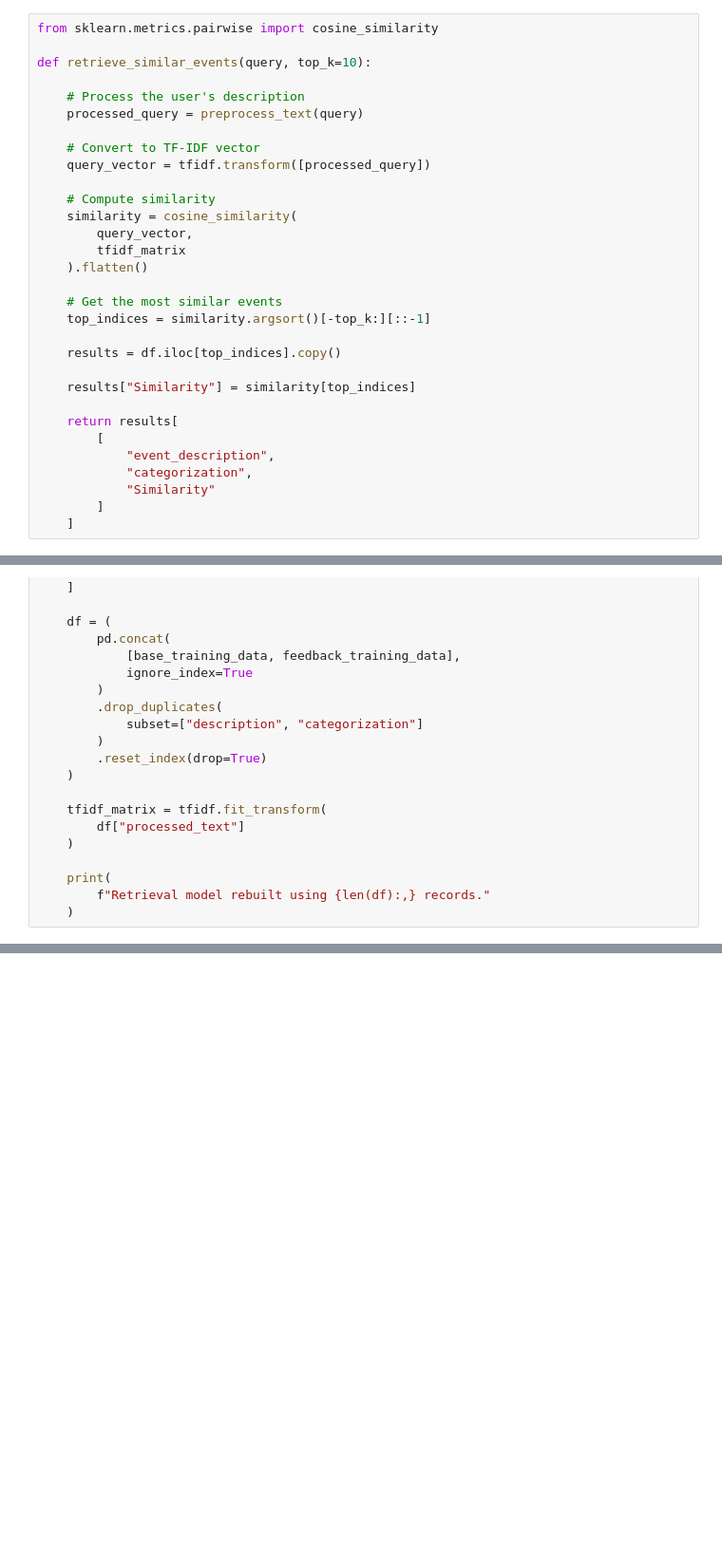
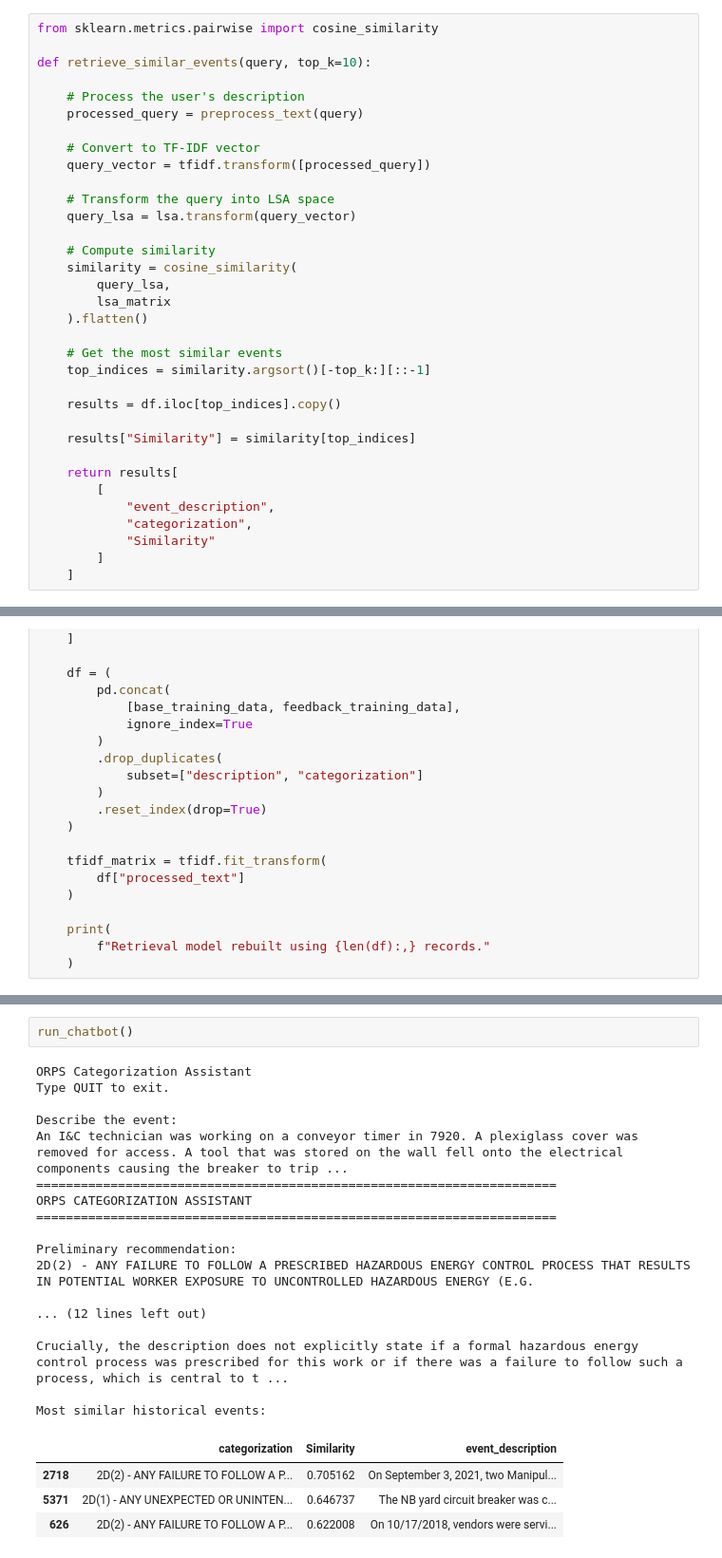
Before and after one commit to rburchf1/AI102Challenges, a Jupyter notebook: ryan-burchfield-ai-102-final-project.ipynb, the cells around one changed output, grey strips where cells are left out. Shown at 95% size. Cells and saved outputs as stored; diff of their text form; blank space fills up the shorter version.

```diff
--- a/ryan-burchfield-ai-102-final-project.ipynb
+++ b/ryan-burchfield-ai-102-final-project.ipynb
@@ -1712,10 +1712,13 @@ def retrieve_similar_events(query, top_k=10):
     # Convert to TF-IDF vector
     query_vector = tfidf.transform([processed_query])
 
+    # Transform the query into LSA space
+    query_lsa = lsa.transform(query_vector)
+
     # Compute similarity
     similarity = cosine_similarity(
-        query_vector,
-        tfidf_matrix
+        query_lsa,
+        lsa_matrix
     ).flatten()
 
     # Get the most similar events
@@ -2444,0 +2706,24 @@ def retrain_with_approved_feedback():
+# %%
+run_chatbot()
+# %% [output]
+ORPS Categorization Assistant
+Type QUIT to exit.
+
+Describe the event:
+An I&C technician was working on a conveyor timer in 7920. A plexiglass cover was removed for access. A tool that was stored on the wall fell onto the electrical components causing the breaker to trip ...
+======================================================================
+ORPS CATEGORIZATION ASSISTANT
+======================================================================
+
+Preliminary recommendation:
+2D(2) - ANY FAILURE TO FOLLOW A PRESCRIBED HAZARDOUS ENERGY CONTROL PROCESS THAT RESULTS IN POTENTIAL WORKER EXPOSURE TO UNCONTROLLED HAZARDOUS ENERGY (E.G.
+
+... (12 lines left out)
+
+Crucially, the description does not explicitly state if a formal hazardous energy control process was prescribed for this work or if there was a failure to follow such a process, which is central to t ...
+
+Most similar historical events:
+|  | categorization | Similarity | event_description |
+| 2718 | 2D(2) - ANY FAILURE TO FOLLOW A P... | 0.705162 | On September 3, 2021, two Manipul... |
+| 5371 | 2D(1) - ANY UNEXPECTED OR UNINTEN... | 0.646737 | The NB yard circuit breaker was c... |
+| 626 | 2D(2) - ANY FAILURE TO FOLLOW A P... | 0.622008 | On 10/17/2018, vendors were servi... |
```
Also changed, not shown: parts of 16 cells of this notebook.
